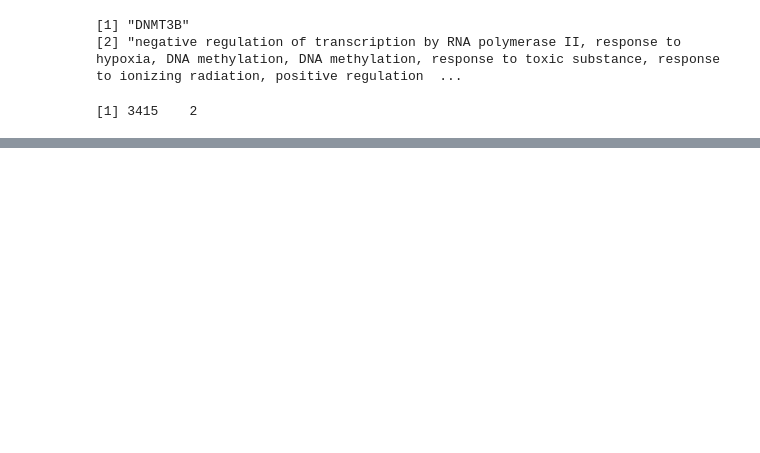
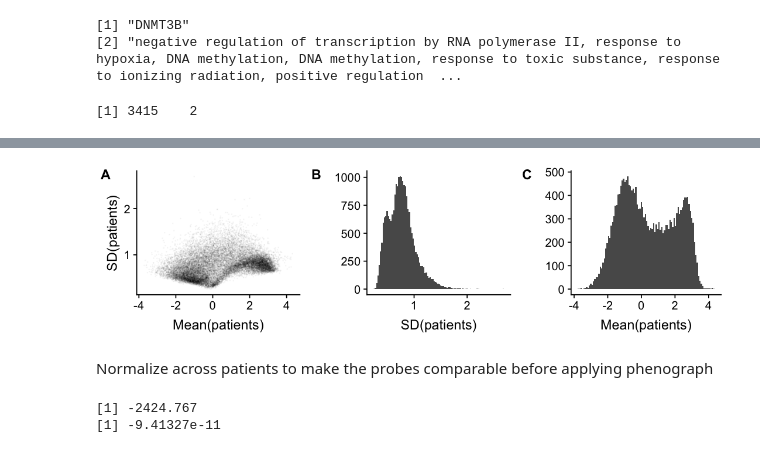
Before and after one commit to Mamie/MethylationPrediction, a Jupyter notebook: notebook/Figueroa/preprocessing.ipynb, the cells around one changed output, grey strips where cells are left out. Cells and saved outputs as stored; diff of their text form; code cells hidden in the pictures; blank space fills up the shorter version.

Commit message:
Update the methylation clustering analysis

```diff
--- a/notebook/Figueroa/preprocessing.ipynb
+++ b/notebook/Figueroa/preprocessing.ipynb
@@ -85,0 +95,11 @@ write.table(gep.filtered, file='../../data/Figueroa/gep-transcription-related.ts
+# %%
+methylation.filtered <- methylation %>%
+  gather(patient, value, -c(Gene, Name)) %>%
+  group_by(Gene, Name) %>%
+  summarize(sd = sd(value)) %>%
+  #filter(sd > 1) %>%
+  left_join(methylation) %>%
+  mutate(gene=sapply(Name, function(x) trim.trailing(strsplit(x, ' - ')[[1]][1]))) %>%
+  mutate(name=sapply(Name, function(x) trim.trailing(strsplit(x, ' - ')[[1]][2]))) %>%
+  filter(gene != 'NA') %>%
+  dplyr::select(-c(sd, Name))
@@ -85,0 +112,4 @@ write.table(gep.filtered, file='../../data/Figueroa/gep-transcription-related.ts
+# %%
+methyl.mat <- data.matrix(methylation.filtered[,-c(1, 346, 347)])
+rownames(methyl.mat) <- methylation.filtered$gene
+head(methyl.mat, n=2)
@@ -85,0 +128,4 @@ write.table(gep.filtered, file='../../data/Figueroa/gep-transcription-related.ts
+# %%
+methyl.data <- read_tsv('../../data/Figueroa/methylation-matrix.tsv')
+methyl.mat <- data.matrix(methyl.data[,-1])
+head(methyl.data, n=2)
@@ -85,0 +142,13 @@ write.table(gep.filtered, file='../../data/Figueroa/gep-transcription-related.ts
+# %%
+options(repr.plot.height=2.5, repr.plot.width=9)
+sd.mat <- apply(methyl.mat, 1, sd)
+mean.mat <- apply(methyl.mat, 1, mean)
+p1 <- ggplot(data=data.frame(mean=mean.mat, sd=sd.mat)) +
+  geom_point(aes(x=mean, y=sd), alpha=0.03, color='black', size=0.1) + xlab('Mean(patients)') + ylab('SD(patients)')
+p2 <- qplot(sd.mat, geom='histogram', bins=100, xlab='SD(patients)')
+p3 <- qplot(mean.mat, geom='histogram', bins=100, xlab='Mean(patients)')
+p.all <- plot_grid(p1, p2, p3, labels=LETTERS[1:3], ncol=3) # probes with overall positive expression tends to have larger variance as magnitude of mean gets larger
+                              # for probes with overall negative expression
+p.all
+# %% [output]
+[figure, added]
@@ -85,0 +157,18 @@ write.table(gep.filtered, file='../../data/Figueroa/gep-transcription-related.ts
+# %% [markdown]
+Normalize across patients to make the probes comparable before applying phenograph
+# %%
+X <- methyl.mat
+f.diff = c()
+while (TRUE) {
+    X.prev <- X
+    X <- t(apply(X, 1, scale))
+    X <- apply(X, 2, scale)
+
+    F.diff <- norm(X, type='F') - norm(X.prev, type='F') # compute the Frobenius norm difference between two matrices
+    print(F.diff)
+    f.diff <- c(f.diff, F.diff)
+    if (abs(F.diff) < 1e-8) break
+}
+# %% [output]
+[1] -2424.767
+[1] -9.41327e-11
```
Also changed, not shown: parts of 14 cells of this notebook, 6 other files.
